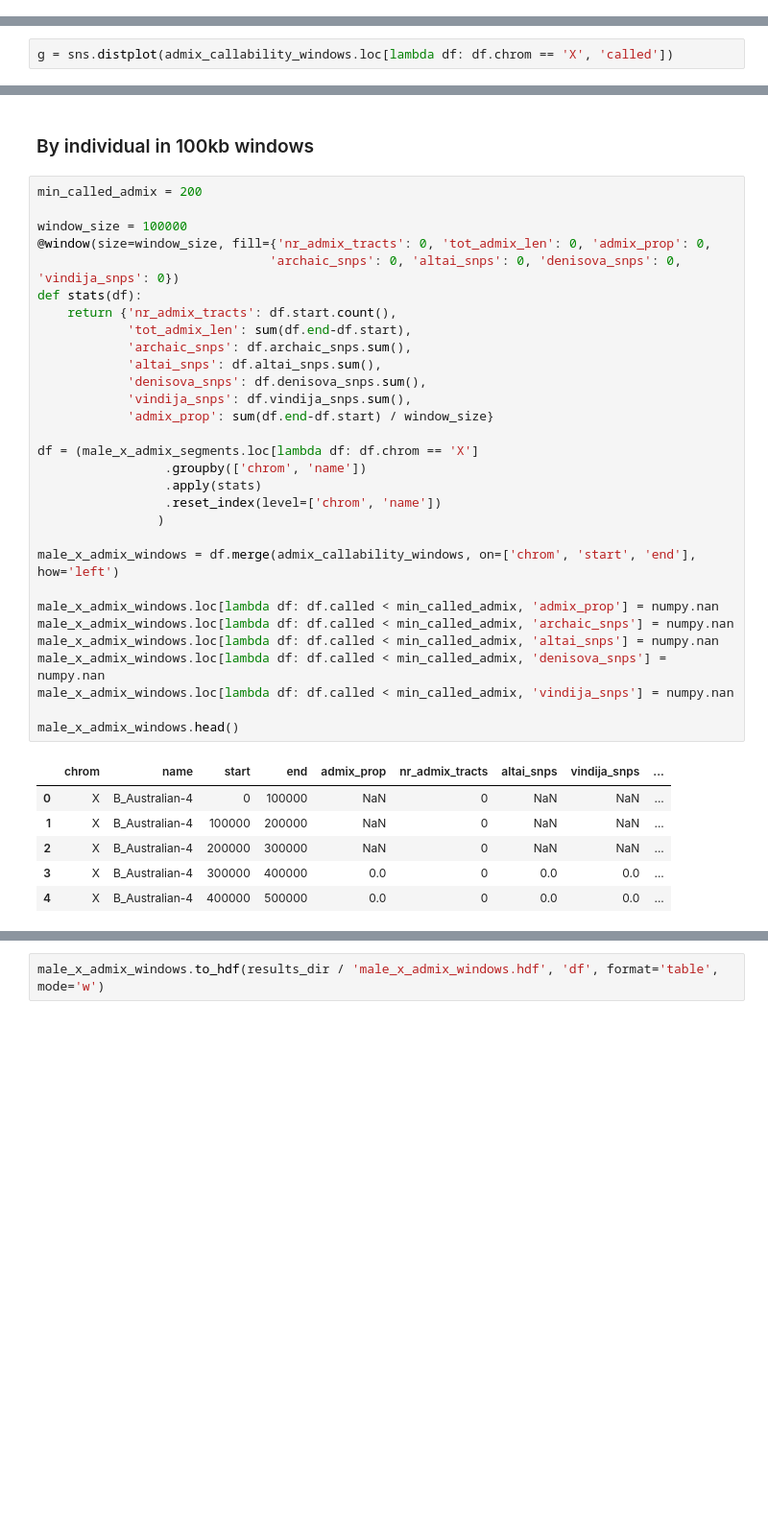
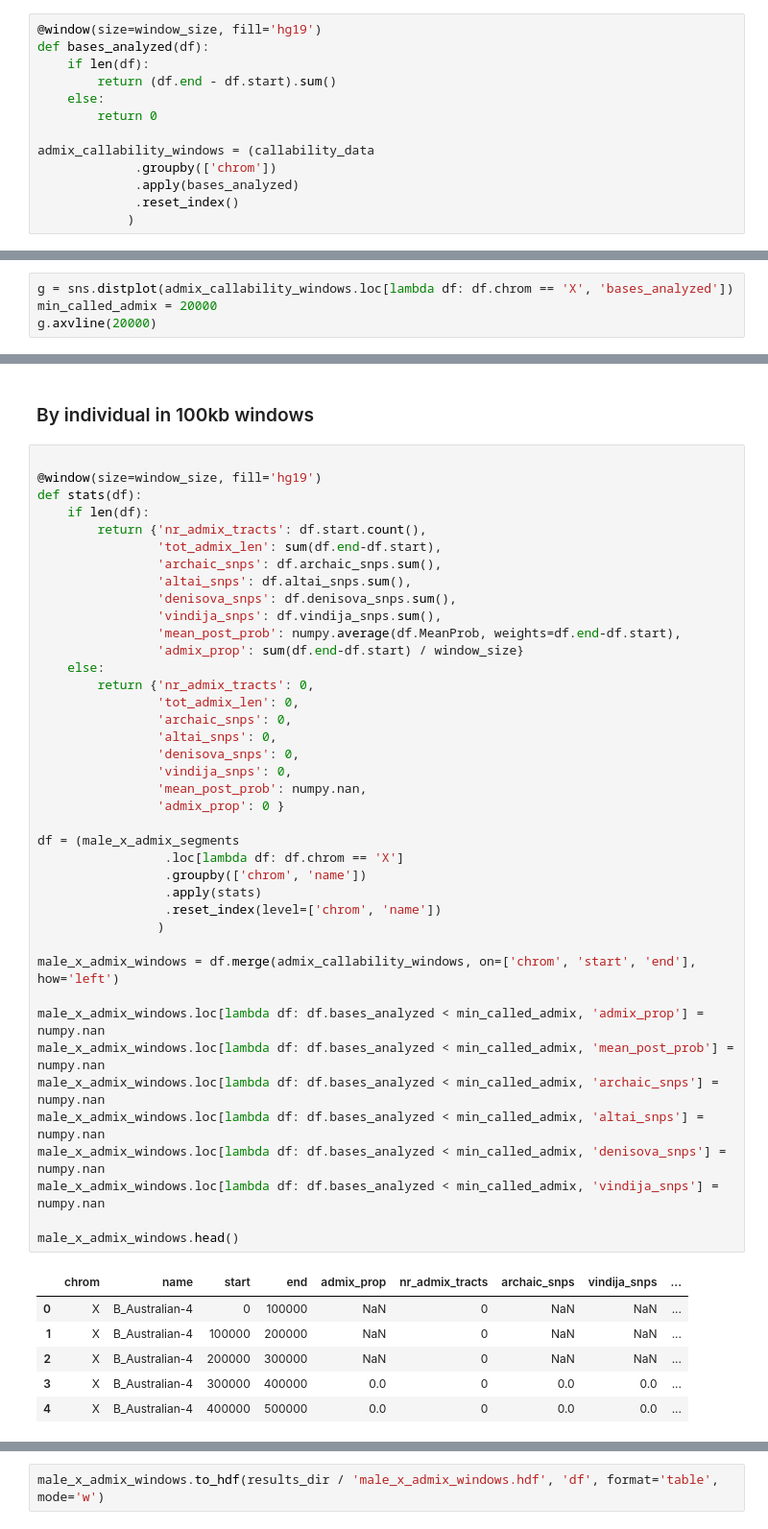
Before and after one commit to kaspermunch/humanXsweeps, a Jupyter notebook: notebooks/nb_03_admixture_data.ipynb, the cells around one changed output, grey strips where cells are left out. Shown at 96% size. Saved outputs shown, nothing was run; the diff lists cells and outputs as text; blank space fills up the shorter version.

```diff
--- a/notebooks/nb_03_admixture_data.ipynb
+++ b/notebooks/nb_03_admixture_data.ipynb
@@ -148,0 +145,13 @@ admix_callability_windows.head()
+# %%
+@window(size=window_size, fill='hg19')
+def bases_analyzed(df):
+    if len(df):
+        return (df.end - df.start).sum()
+    else:
+        return 0
+
+admix_callability_windows = (callability_data
+             .groupby(['chrom'])
+             .apply(bases_analyzed)
+             .reset_index()
+            )
@@ -153,3 +171,5 @@ g = sns.distplot(admix_callability_windows.called)
 # %%
-g = sns.distplot(admix_callability_windows.loc[lambda df: df.chrom == 'X', 'called'])
+g = sns.distplot(admix_callability_windows.loc[lambda df: df.chrom == 'X', 'bases_analyzed'])
+min_called_admix = 20000
+g.axvline(20000)
 # %% [output]
@@ -157,37 +231,47 @@ g = sns.distplot(admix_callability_windows.loc[lambda df: df.chrom == 'X', 'call
 # %% [markdown]
 ### By individual in 100kb windows
 # %%
-min_called_admix = 200
 
-window_size = 100000
-@window(size=window_size, fill={'nr_admix_tracts': 0, 'tot_admix_len': 0, 'admix_prop': 0,
-                               'archaic_snps': 0, 'altai_snps': 0, 'denisova_snps': 0, 'vindija_snps': 0})
+@window(size=window_size, fill='hg19')
 def stats(df):
-    return {'nr_admix_tracts': df.start.count(),
-            'tot_admix_len': sum(df.end-df.start),
-            'archaic_snps': df.archaic_snps.sum(),
-            'altai_snps': df.altai_snps.sum(),
-            'denisova_snps': df.denisova_snps.sum(),
-            'vindija_snps': df.vindija_snps.sum(),
-            'admix_prop': sum(df.end-df.start) / window_size}
+    if len(df):
+        return {'nr_admix_tracts': df.start.count(),
+                'tot_admix_len': sum(df.end-df.start),
+                'archaic_snps': df.archaic_snps.sum(),
+                'altai_snps': df.altai_snps.sum(),
+                'denisova_snps': df.denisova_snps.sum(),
+                'vindija_snps': df.vindija_snps.sum(),
+                'mean_post_prob': numpy.average(df.MeanProb, weights=df.end-df.start),
+                'admix_prop': sum(df.end-df.start) / window_size}
+    else:
+        return {'nr_admix_tracts': 0,
+                'tot_admix_len': 0,
+                'archaic_snps': 0,
+                'altai_snps': 0,
+                'denisova_snps': 0,
+                'vindija_snps': 0,
+                'mean_post_prob': numpy.nan,
+                'admix_prop': 0 }
 
-df = (male_x_admix_segments.loc[lambda df: df.chrom == 'X']
+df = (male_x_admix_segments
+                 .loc[lambda df: df.chrom == 'X']
                  .groupby(['chrom', 'name'])
                  .apply(stats)
                  .reset_index(level=['chrom', 'name'])
                 )
 
 male_x_admix_windows = df.merge(admix_callability_windows, on=['chrom', 'start', 'end'], how='left')
 
-male_x_admix_windows.loc[lambda df: df.called < min_called_admix, 'admix_prop'] = numpy.nan
-male_x_admix_windows.loc[lambda df: df.called < min_called_admix, 'archaic_snps'] = numpy.nan
-male_x_admix_windows.loc[lambda df: df.called < min_called_admix, 'altai_snps'] = numpy.nan
-male_x_admix_windows.loc[lambda df: df.called < min_called_admix, 'denisova_snps'] = numpy.nan
-male_x_admix_windows.loc[lambda df: df.called < min_called_admix, 'vindija_snps'] = numpy.nan
+male_x_admix_windows.loc[lambda df: df.bases_analyzed < min_called_admix, 'admix_prop'] = numpy.nan
+male_x_admix_windows.loc[lambda df: df.bases_analyzed < min_called_admix, 'mean_post_prob'] = numpy.nan
+male_x_admix_windows.loc[lambda df: df.bases_analyzed < min_called_admix, 'archaic_snps'] = numpy.nan
+male_x_admix_windows.loc[lambda df: df.bases_analyzed < min_called_admix, 'altai_snps'] = numpy.nan
+male_x_admix_windows.loc[lambda df: df.bases_analyzed < min_called_admix, 'denisova_snps'] = numpy.nan
+male_x_admix_windows.loc[lambda df: df.bases_analyzed < min_called_admix, 'vindija_snps'] = numpy.nan
 
 male_x_admix_windows.head()
 # %% [output]
-|  | chrom | name | start | end | admix_prop | nr_admix_tracts | altai_snps | vindija_snps | ... |
+|  | chrom | name | start | end | admix_prop | nr_admix_tracts | archaic_snps | vindija_snps | ... |
 | 0 | X | B_Australian-4 | 0 | 100000 | NaN | 0 | NaN | NaN | ... |
 | 1 | X | B_Australian-4 | 100000 | 200000 | NaN | 0 | NaN | NaN | ... |
 | 2 | X | B_Australian-4 | 200000 | 300000 | NaN | 0 | NaN | NaN | ... |
```
Also changed, not shown: parts of 33 cells of this notebook, 4 other files.
